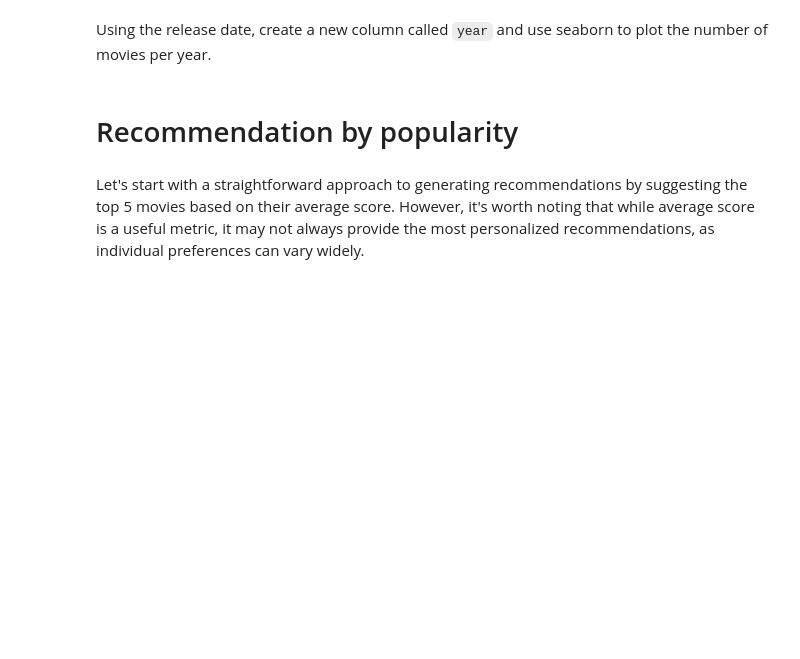
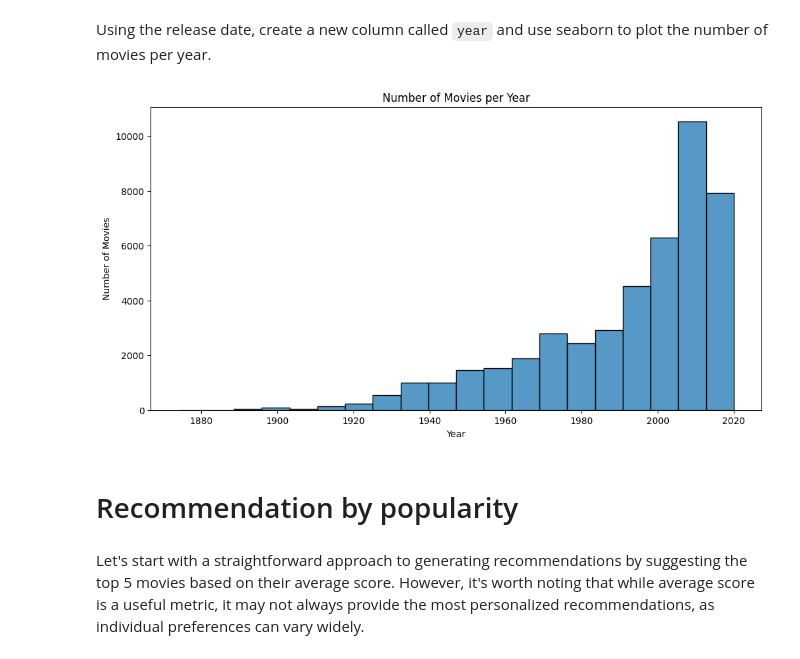
Before and after one commit to skanderrahal11/AIF, a Jupyter notebook: rec_sys/recommender_systems/INSA_Reco.ipynb, the cells around one changed output. Cells and saved outputs as stored; diff of their text form; code cells hidden in the pictures; blank space fills up the shorter version.

```diff
--- a/rec_sys/recommender_systems/INSA_Reco.ipynb
+++ b/rec_sys/recommender_systems/INSA_Reco.ipynb
@@ -67,10 +85,18 @@ metadata.head(5)
 # %% [markdown]
 Using the release date, create a new column called `year` and use seaborn to plot the number of movies per year.
-# %%
-import seaborn as sns
-import matplotlib.pyplot as plt
-
-metadata['year'] = ...
+# %%
+import seaborn as sns
+import matplotlib.pyplot as plt
+
+metadata['year'] = metadata['release_date'] = pd.to_datetime(metadata['release_date']).dt.year
+plt.figure(figsize=(12, 6))
+sns.histplot(data=metadata, x='year', bins=20)
+plt.title('Number of Movies per Year')
+plt.xlabel('Year')
+plt.ylabel('Number of Movies')
+plt.show()
+# %% [output]
+[figure, added]
 # %% [markdown]
 # Recommendation by popularity
 # %% [markdown]
```
Also changed, not shown: parts of 7 cells of this notebook.
